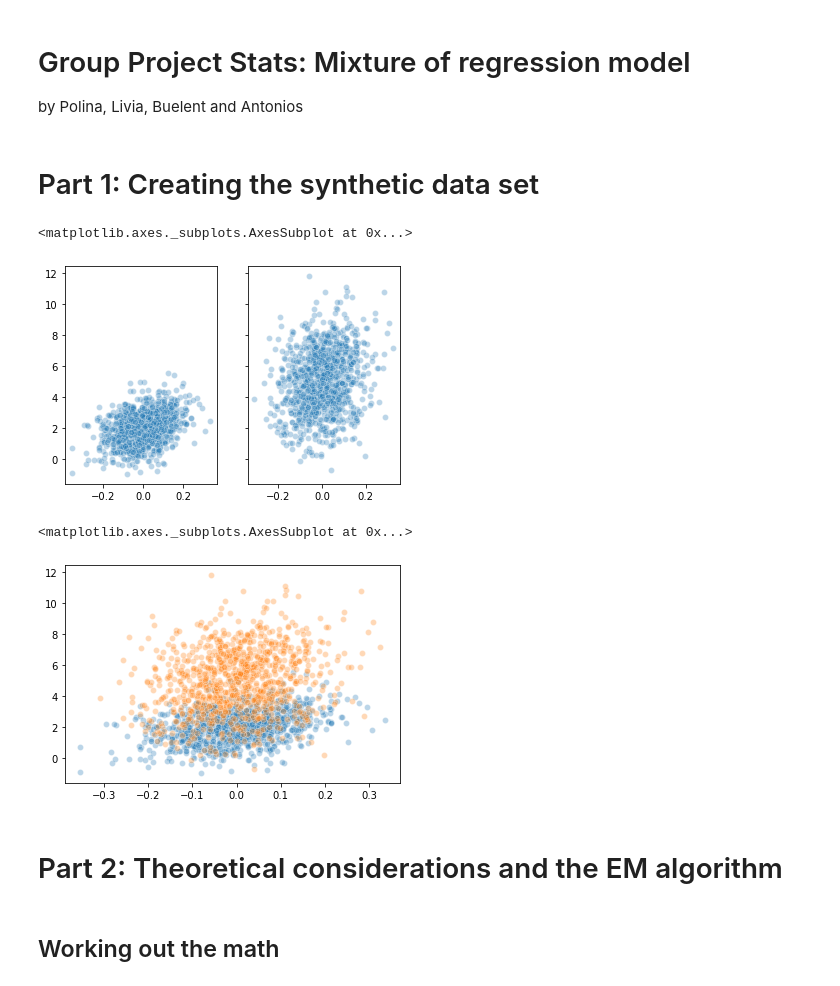
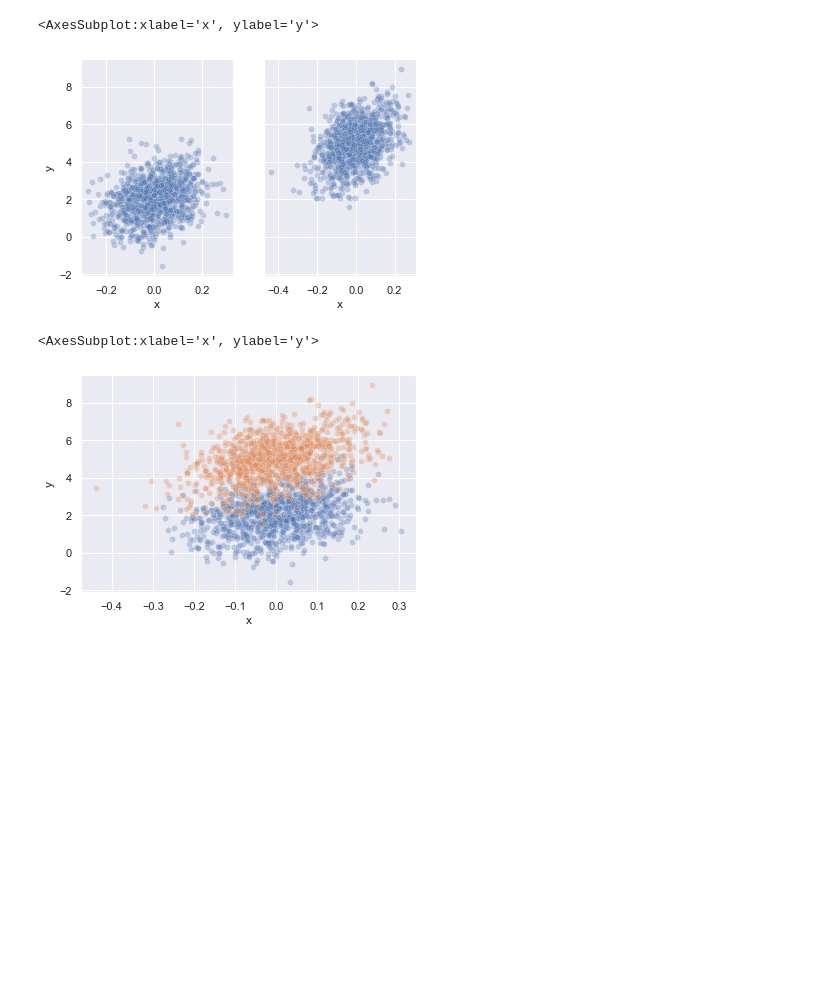
Before and after one commit to LiviReka/Statistics-EM-GMR, a Jupyter notebook: project.ipynb, the cells around one changed output. Drawn from its saved outputs; the diff is of its cells as text; code cells hidden in the pictures; blank space fills up the shorter version.

Commit message:
added some visuals and playing around with gaussian mixture library in sklearn

```diff
--- a/project.ipynb
+++ b/project.ipynb
@@ -1,36 +1,30 @@
-# %% [markdown]
-# Group Project Stats: Mixture of regression model
-by Polina, Livia, Buelent and Antonios
 # %%
-#Importing relevant libraries
 import pandas as pd
 import numpy as np
 import matplotlib.pyplot as plt
 import seaborn as sns
-#sns.set_theme(style="darkgrid")
+sns.set_theme(style="darkgrid")
-# %% [markdown]
-# Part 1: Creating the synthetic data set
 # %%
 x1 = np.random.normal(0, 0.1, 1000)
-x2 = np.random.normal(0, .1, 1000)
+x2 = np.random.normal(0, 0.1, 1000)
 
 y1 = x1 * 3 + 2 + np.random.normal(0, 1, 1000)
-y2 = x2 * 4 + 5 + np.random.normal(0, 2, 1000)
+y2 = x2 * 4 + 5 + np.random.normal(0, 1, 1000)
 
+d1 = {'x': x1, 'y': y1,'model':['a']*1000}
+d2 = {'x': x2, 'y': y2,'model':['b']*1000}
+df = pd.DataFrame(data=d1)
+df = df.append(pd.DataFrame(data=d2))
 
 fig, ax =plt.subplots(1,2, sharey=True)
-sns.scatterplot(x=x1, y=y1, alpha=0.3,ax=ax[0])
-sns.scatterplot(x=x2, y=y2, alpha=0.3,ax=ax[1])
+sns.scatterplot(data=df[df.model == 'a'],x='x', y='y', alpha=0.3,ax=ax[0])
+sns.scatterplot(data=df[df.model == 'b'],x='x', y='y', alpha=0.3,ax=ax[1])
 # %% [output]
-<matplotlib.axes._subplots.AxesSubplot at 0x...>
+<AxesSubplot:xlabel='x', ylabel='y'>
-[figure, old version]
+[figure, new version]
 # %%
-sns.scatterplot(x=x1, y=y1, alpha=0.3)
-sns.scatterplot(x=x2, y=y2, alpha=0.3)
+sns.scatterplot(data=df[df.model == 'a'],x='x', y='y', alpha=0.3)
+sns.scatterplot(data=df[df.model == 'b'],x='x', y='y', alpha=0.3)
 # %% [output]
-<matplotlib.axes._subplots.AxesSubplot at 0x...>
+<AxesSubplot:xlabel='x', ylabel='y'>
-[figure, old version]
+[figure, new version]
-# %% [markdown]
-# Part 2: Theoretical considerations and the EM algorithm
-# %% [markdown]
-## Working out the math
```
Also changed, not shown: parts of 4 cells of this notebook.
